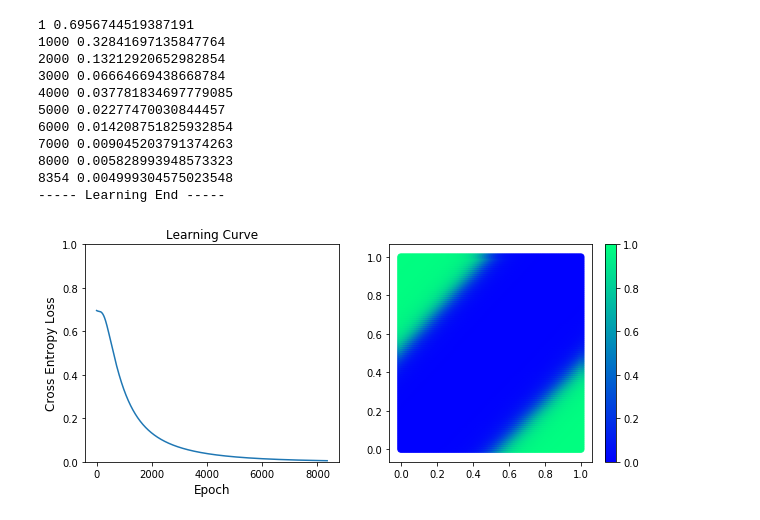
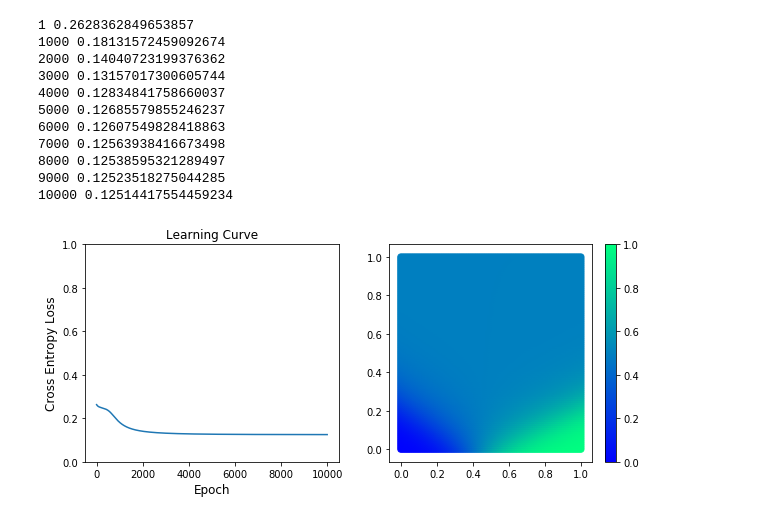
Before and after one commit to highbridgekohei/neural_network, a Jupyter notebook: DNN.ipynb, the cells around one changed output. Cells and saved outputs as stored; diff of their text form; code cells hidden in the pictures.

```diff
--- a/DNN.ipynb
+++ b/DNN.ipynb
@@ -8,7 +8,8 @@ sys.meta_path.append(nbu.NotebookFinder())
 # ----------------------------------------------------
 from activations import *
 from optimizer import *
-
+from sklearn.utils import shuffle
+from sklearn.model_selection import train_test_split
 
 class nn_module:
     def __init__(self, layers_dims, init_weight_range):
@@ -48,16 +49,21 @@ class nn_module:
         self.outputs['Z' + str(self.L - 1)] = Z
         self.outputs['A' + str(self.L - 1)] = A
 
-    def compute_cost(self, Y):
+    def compute_loss(self, Y):
         N = Y.shape[0]
-        AL = self.outputs['A' + str(self.L - 1)]
-        # Cost function is cross entoropy loss
-        cost = - np.sum(Y * np.log(AL) + (1 - Y) * np.log(1 - AL)) / N
-        cost = np.squeeze(cost)
+        A = self.outputs['A' + str(self.L - 1)]
+        # ==============================================================
+        # Mean square error
+        loss = np.sum(np.square(A - Y)) / N
+
+        # Cross entoropy loss
+#         loss = - np.sum(Y * np.log(A) + (1 - Y) * np.log(1 - A)) / m
+        # ==============================================================
+        loss = np.squeeze(loss)
         # --------------------------------------------------------------
-        assert(cost.shape == ())
+        assert(loss.shape == ())
         # --------------------------------------------------------------
-        return cost
+        return loss
 
     def back_propagate(self, Y, activations):
         N = Y.shape[0]
@@ -67,7 +73,12 @@ class nn_module:
         A = self.outputs['A' + str(self.L - 1)]
         A_prev = self.outputs['A' + str(self.L - 2)]
         Z = self.outputs['Z' + str(self.L - 1)]
-        dA = - (np.divide(Y, A) - np.divide(1 - Y, 1 - A)) / N
+        # ==============================================================
+        # Mean square error
+        dA = (A - Y) / N
+        # Cross entropy loss
+#         dA = - (np.divide(Y, A) - np.divide(1 - Y, 1 - A)) / self.N
+        # ==============================================================
         dZ = dA * dg(Z)
         dW = np.dot(A_prev.T, dZ)
         db = np.sum(dZ, axis = 0, keepdims = True)
@@ -146,54 +157,54 @@ if __name__=='__main__':
     Y = np.array([[0.0], [1.0], [1.0], [0.0]])
 
     # ------< Learning Data >------
-    cost = []
+    loss = []
     training_data_indexes = np.arange(len(X))
     for epoch in range(1, epochs+1):
         nn.forward_propagate(X, activations)
-        cost.append(nn.compute_cost(Y))
+        loss.append(nn.compute_loss(Y))
         nn.back_propagate(Y, activations)
         optimizer.update_params()
 #         nn.Adam(epoch)
         if epoch % 1000 == 0 or epoch == 1:
-            print(epoch, cost[-1])
+            print(epoch, loss[-1])
 #             print(nn.params['vW1'])
-        if cost[-1] < error_boundary:
-            print(epoch, cost[-1])
+        if loss[-1] < error_boundary:
+            print(epoch, loss[-1])
             print('----- Learning End -----')
             break
 
     # ------< Plot Learning Result >------
     x = np.arange(0.0, 1.01, 0.01)
     y = np.arange(0.0, 1.01, 0.01)
     z = np.zeros((len(x), len(y)))
     for i in range(len(x)):
         for j in range(len(y)):
             inputs = np.array([[x[i], y[j]]])
             outputs = nn.test_nn(inputs, activations)
             z[i][j] = np.squeeze(outputs)
     x, y = np.meshgrid(x, y)
 
     plt.figure(figsize = (10, 4))
     plt.subplot(121)
-    plt.plot(np.arange(len(cost)), cost)
+    plt.plot(np.arange(len(loss)), loss)
     plt.title('Learning Curve')
     plt.xlabel('Epoch', fontsize = 12)
     plt.ylabel('Cross Entropy Loss', fontsize = 12)
     plt.ylim(0.0, 1.0)
 
     plt.subplot(122)
     plt.scatter(x, y, c = z, cmap = 'winter', vmin = 0, vmax = 1)
     plt.colorbar()
 # %% [output]
-1 0.6956744519387191
-1000 0.32841697135847764
-2000 0.13212920652982854
-3000 0.06664669438668784
-4000 0.037781834697779085
-5000 0.02277470030844457
-6000 0.014208751825932854
-7000 0.009045203791374263
-8000 0.005828993948573323
-8354 0.004999304575023548
------ Learning End -----
+1 0.2628362849653857
+1000 0.18131572459092674
+2000 0.14040723199376362
+3000 0.13157017300605744
+4000 0.12834841758660037
+5000 0.12685579855246237
+6000 0.12607549828418863
+7000 0.12563938416673498
+8000 0.12538595321289497
+9000 0.12523518275044285
+10000 0.12514417554459234
-[figure, old version]
+[figure, new version]
```
Also changed, not shown: parts of 1 cell of this notebook, 2 other files.
